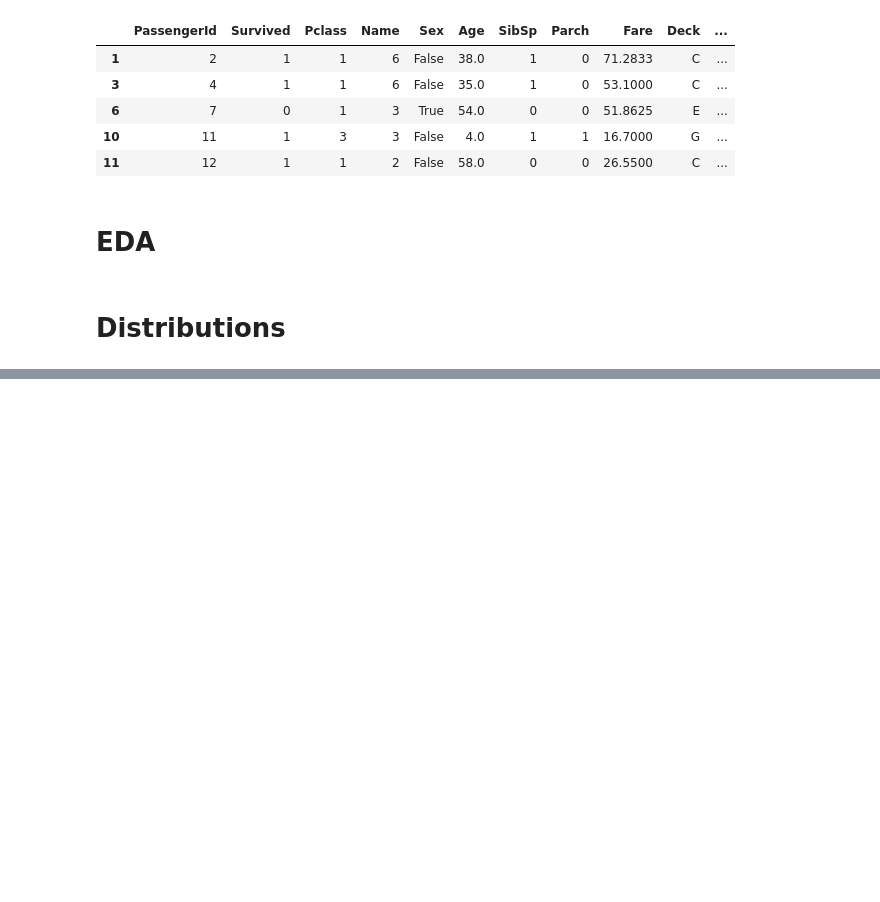
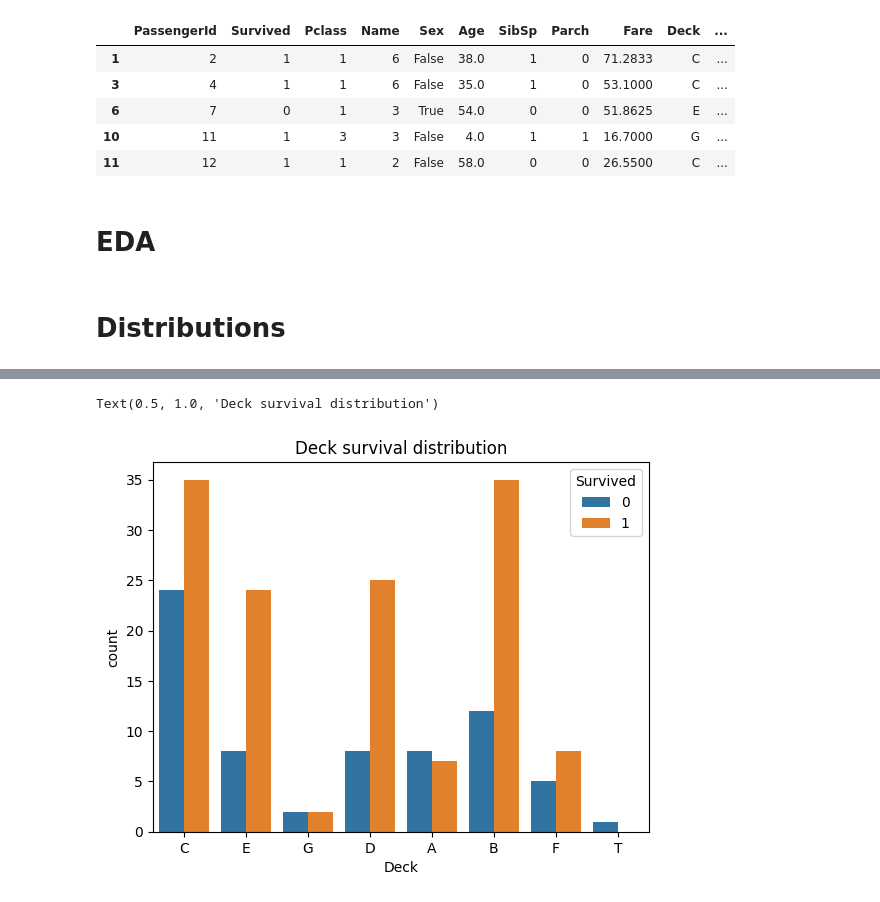
Before and after one commit to PigStep/ML-Titanic-Kaggle-contest, a Jupyter notebook: notebooks/ML titanic prediction/Titanic_notebook.ipynb, the cells around one changed output, grey strips where cells are left out. Drawn from its saved outputs; the diff is of its cells as text; code cells hidden in the pictures; blank space fills up the shorter version.

```diff
--- a/notebooks/ML titanic prediction/Titanic_notebook.ipynb
+++ b/notebooks/ML titanic prediction/Titanic_notebook.ipynb
@@ -135,0 +154,6 @@ titanic_with_cabins.head()
+# %%
+sns.countplot(titanic_with_cabins,x="Deck", hue="Survived")
+plt.title("Deck survival distribution")
+# %% [output]
+Text(0.5, 1.0, 'Deck survival distribution')
+[figure, added]
```
Also changed, not shown: parts of 3 cells of this notebook.
